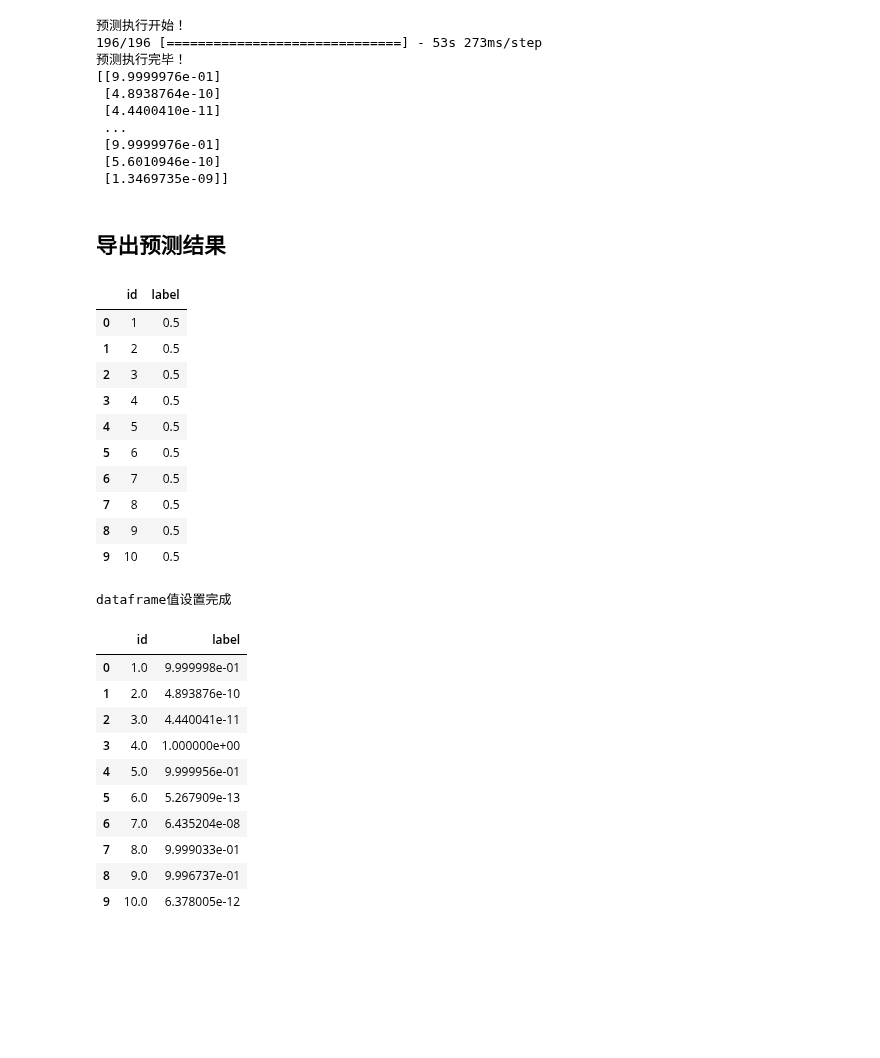
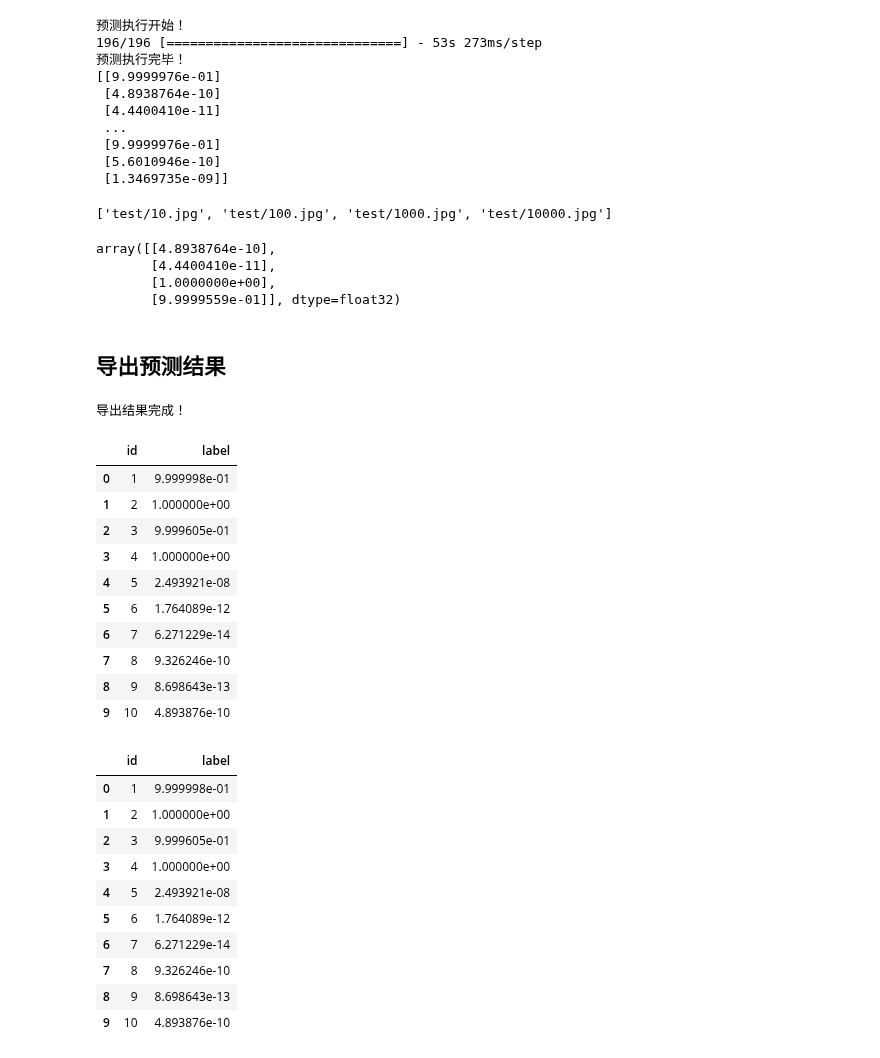
Before and after one commit to sunrise2075/cat_vs_dog_cnn, a Jupyter notebook: cat_vs_dog_model_training.ipynb, the cells around one changed output. Saved outputs shown, nothing was run; the diff lists cells and outputs as text; code cells hidden in the pictures; blank space fills up the shorter version.

Commit message:
pred-10.csv created

```diff
--- a/cat_vs_dog_model_training.ipynb
+++ b/cat_vs_dog_model_training.ipynb
@@ -289,9 +293,7 @@ Found 12500 images belonging to 1 classes.
 # %%
 print("预测执行开始！")
-model.load_weights('final_model_weights.h5')
-pred_result = model.predict_generator(test_generator, verbose=1)
+pred_result = loaded_model.predict_generator(test_generator, verbose=1)
 print("预测执行完毕！")
-print(pred_result)
 # %% [output]
 预测执行开始！
 196/196 [==============================] - 53s 273ms/step
@@ -303,51 +305,56 @@ print(pred_result)
  [9.9999976e-01]
  [5.6010946e-10]
  [1.3469735e-09]]
+# %%
+test_generator.filenames[1:5]
+# %% [output]
+['test/10.jpg', 'test/100.jpg', 'test/1000.jpg', 'test/10000.jpg']
+# %%
+pred_result[1:5]
+# %% [output]
+array([[4.8938764e-10],
+       [4.4400410e-11],
+       [1.0000000e+00],
+       [9.9999559e-01]], dtype=float32)
 # %% [markdown]
 ## 导出预测结果
 # %%
 import pandas as pd
 from keras.preprocessing.image import *
 
 solution = pd.read_csv("sample_submission.csv")
+
+for i, fname in enumerate(test_generator.filenames):
+        index = int(fname[fname.rfind('/')+1:fname.rfind('.')])
+        solution.set_value(index-1, 'label', pred_result[i])
+
+print("导出结果完成！")
 solution.head(10)
 # %% [output]
+导出结果完成！
 |  | id | label |
-| 0 | 1 | 0.5 |
-| 1 | 2 | 0.5 |
-| 2 | 3 | 0.5 |
-| 3 | 4 | 0.5 |
-| 4 | 5 | 0.5 |
-| 5 | 6 | 0.5 |
-| 6 | 7 | 0.5 |
-| 7 | 8 | 0.5 |
-| 8 | 9 | 0.5 |
-| 9 | 10 | 0.5 |
+| 0 | 1 | 9.999998e-01 |
+| 1 | 2 | 1.000000e+00 |
+| 2 | 3 | 9.999605e-01 |
+| 3 | 4 | 1.000000e+00 |
+| 4 | 5 | 2.493921e-08 |
+| 5 | 6 | 1.764089e-12 |
+| 6 | 7 | 6.271229e-14 |
+| 7 | 8 | 9.326246e-10 |
+| 8 | 9 | 8.698643e-13 |
+| 9 | 10 | 4.893876e-10 |
-# %%
-# i: start from 1
-# df.index start from 0
-pred_result_list = list(pred_result)
-index = 0
-for pred in pred_result_list:
-    solution.set_value(index, 'label', pred)
-    index = index+1
-    solution.set_value(index, 'label', pred)
-
-print("dataframe值设置完成")
-# %% [output]
-dataframe值设置完成
 # %%
-solution.to_csv("pred-9.csv", index = False)
+solution.to_csv("pred-10.csv", index = False)
 solution.head(10)
 # %% [output]
 |  | id | label |
-| 0 | 1.0 | 9.999998e-01 |
-| 1 | 2.0 | 4.893876e-10 |
-| 2 | 3.0 | 4.440041e-11 |
-| 3 | 4.0 | 1.000000e+00 |
-| 4 | 5.0 | 9.999956e-01 |
-| 5 | 6.0 | 5.267909e-13 |
-| 6 | 7.0 | 6.435204e-08 |
-| 7 | 8.0 | 9.999033e-01 |
-| 8 | 9.0 | 9.996737e-01 |
-| 9 | 10.0 | 6.378005e-12 |
+| 0 | 1 | 9.999998e-01 |
+| 1 | 2 | 1.000000e+00 |
+| 2 | 3 | 9.999605e-01 |
+| 3 | 4 | 1.000000e+00 |
+| 4 | 5 | 2.493921e-08 |
+| 5 | 6 | 1.764089e-12 |
+| 6 | 7 | 6.271229e-14 |
+| 7 | 8 | 9.326246e-10 |
+| 8 | 9 | 8.698643e-13 |
+| 9 | 10 | 4.893876e-10 |
```
Also changed, not shown: parts of 7 cells of this notebook, 1 other file.
